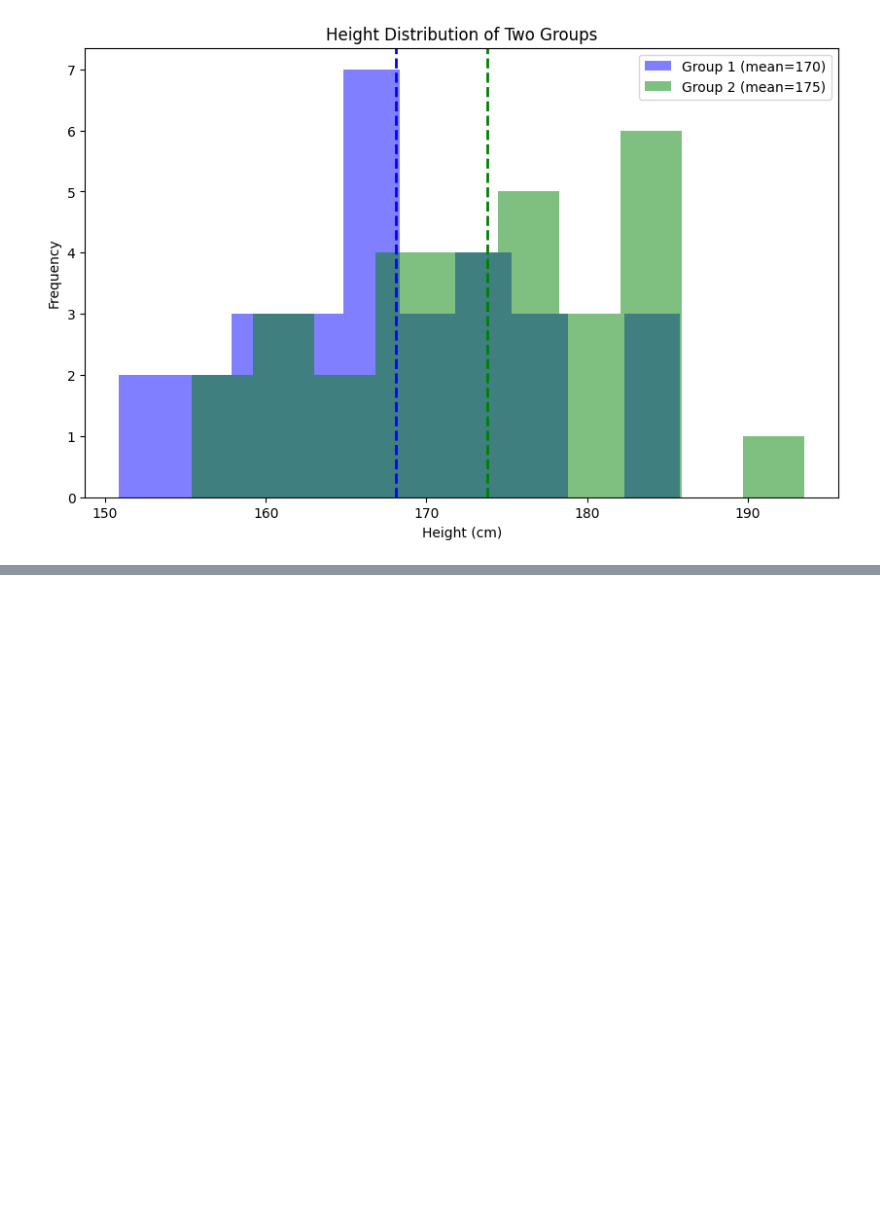
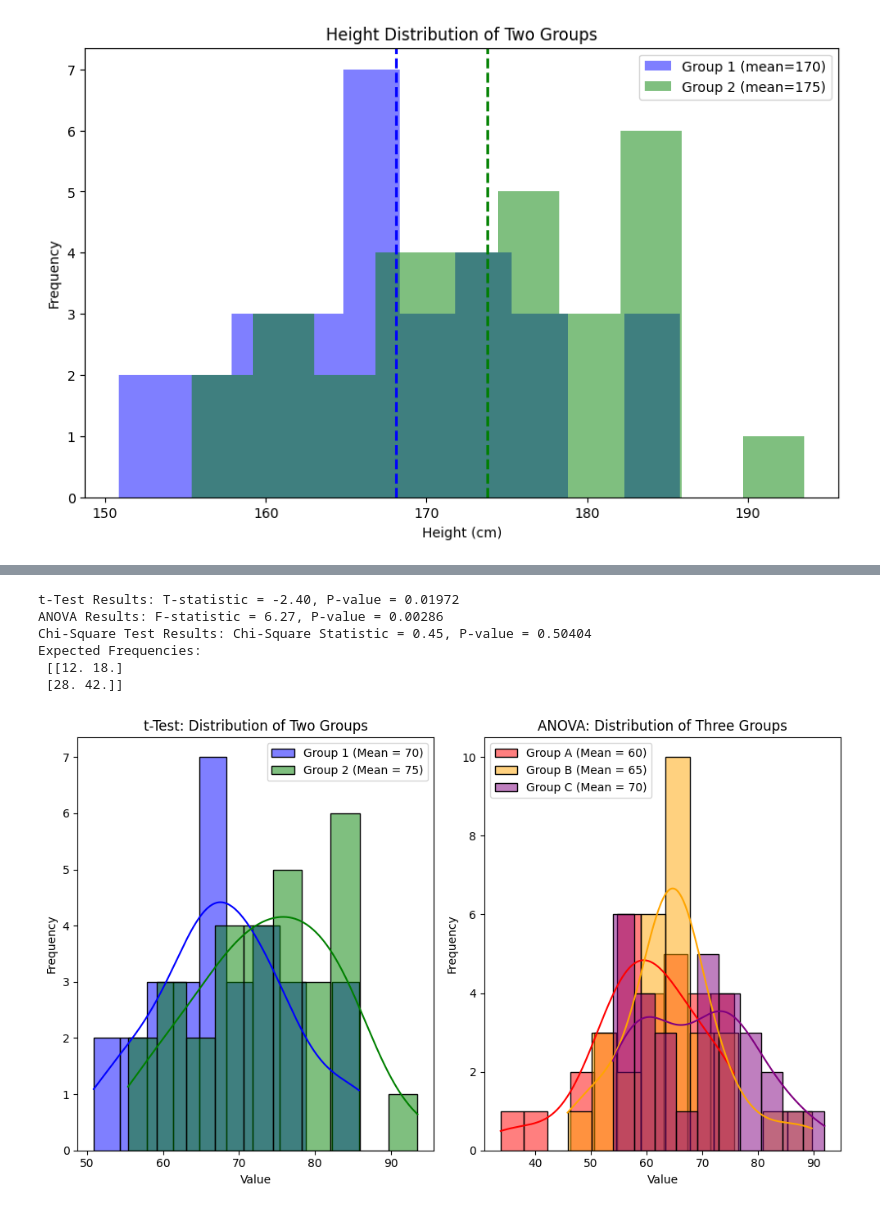
Before and after one commit to MehrdadJalali-AI/Statistics-and-Machine-Learning, a Jupyter notebook: C1_Statistics.ipynb, the cells around one changed output, grey strips where cells are left out. Drawn from its saved outputs; the diff is of its cells as text; code cells hidden in the pictures; blank space fills up the shorter version.

```diff
--- a/C1_Statistics.ipynb
+++ b/C1_Statistics.ipynb
@@ -1129,0 +1271,78 @@ Reject the Null Hypothesis (H₀): There is a significant difference in average
+# %%
+import numpy as np
+import scipy.stats as stats
+import pandas as pd
+import matplotlib.pyplot as plt
+import seaborn as sns
+
+# Set random seed for reproducibility
+np.random.seed(42)
+
+# Example 1: Independent t-test (comparing the means of two groups)
+# Group 1: Mean = 70, Std = 10
+group1 = np.random.normal(70, 10, 30)
+
+# Group 2: Mean = 75, Std = 10
+group2 = np.random.normal(75, 10, 30)
+
+# Perform an independent t-test
+t_stat, p_value_ttest = stats.ttest_ind(group1, group2)
+print(f"t-Test Results: T-statistic = {t_stat:.2f}, P-value = {p_value_ttest:.5f}")
+
+# Example 2: One-Way ANOVA (comparing the means of three groups)
+# Group A: Mean = 60, Std = 10
+group_a = np.random.normal(60, 10, 30)
+
+# Group B: Mean = 65, Std = 10
+group_b = np.random.normal(65, 10, 30)
+
+# Group C: Mean = 70, Std = 10
+group_c = np.random.normal(70, 10, 30)
+
+# Perform one-way ANOVA
+f_stat, p_value_anova = stats.f_oneway(group_a, group_b, group_c)
+print(f"ANOVA Results: F-statistic = {f_stat:.2f}, P-value = {p_value_anova:.5f}")
+
+# Example 3: Chi-Square Test (for categorical data)
+# Observed data: [10, 20] (Category 1) and [30, 40] (Category 2)
+observed = np.array([[10, 20], [30, 40]])
+
+# Perform Chi-Square Test
+chi2_stat, p_value_chi2, dof, expected = stats.chi2_contingency(observed)
+print(f"Chi-Square Test Results: Chi-Square Statistic = {chi2_stat:.2f}, P-value = {p_value_chi2:.5f}")
+
+# Displaying the expected frequencies for Chi-Square test
+print("Expected Frequencies:\n", expected)
+
+# Visualizing t-test and ANOVA distributions
+plt.figure(figsize=(10, 6))
+
+# Plot histograms for t-test groups
+plt.subplot(1, 2, 1)
+sns.histplot(group1, bins=10, color='blue', label='Group 1 (Mean = 70)', kde=True)
+sns.histplot(group2, bins=10, color='green', label='Group 2 (Mean = 75)', kde=True)
+plt.title("t-Test: Distribution of Two Groups")
+plt.xlabel("Value")
+plt.ylabel("Frequency")
+plt.legend()
+
+# Plot histograms for ANOVA groups
+plt.subplot(1, 2, 2)
+sns.histplot(group_a, bins=10, color='red', label='Group A (Mean = 60)', kde=True)
+sns.histplot(group_b, bins=10, color='orange', label='Group B (Mean = 65)', kde=True)
+sns.histplot(group_c, bins=10, color='purple', label='Group C (Mean = 70)', kde=True)
+plt.title("ANOVA: Distribution of Three Groups")
+plt.xlabel("Value")
+plt.ylabel("Frequency")
+plt.legend()
+
+plt.tight_layout()
+plt.show()
+# %% [output]
+t-Test Results: T-statistic = -2.40, P-value = 0.01972
+ANOVA Results: F-statistic = 6.27, P-value = 0.00286
+Chi-Square Test Results: Chi-Square Statistic = 0.45, P-value = 0.50404
+Expected Frequencies:
+ [[12. 18.]
+ [28. 42.]]
+[figure, added]
```
Also changed, not shown: parts of 3 cells of this notebook.
